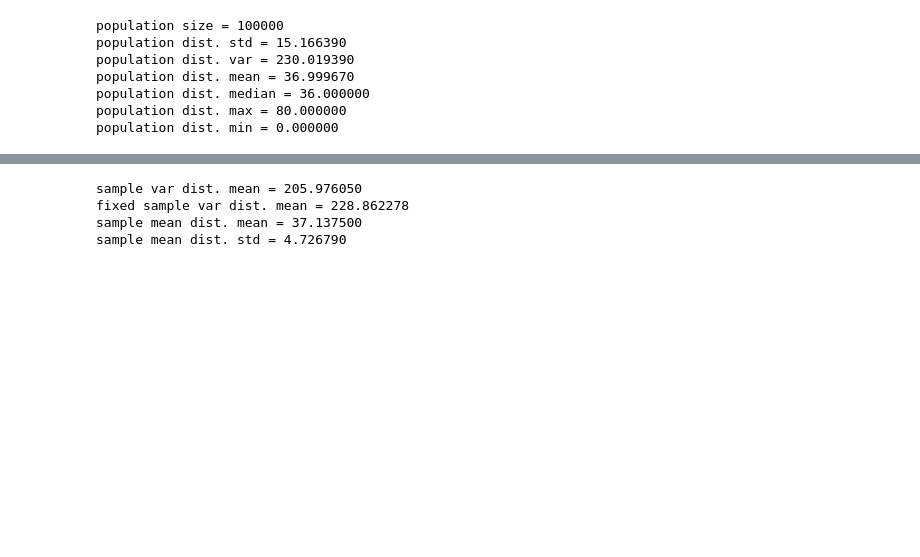
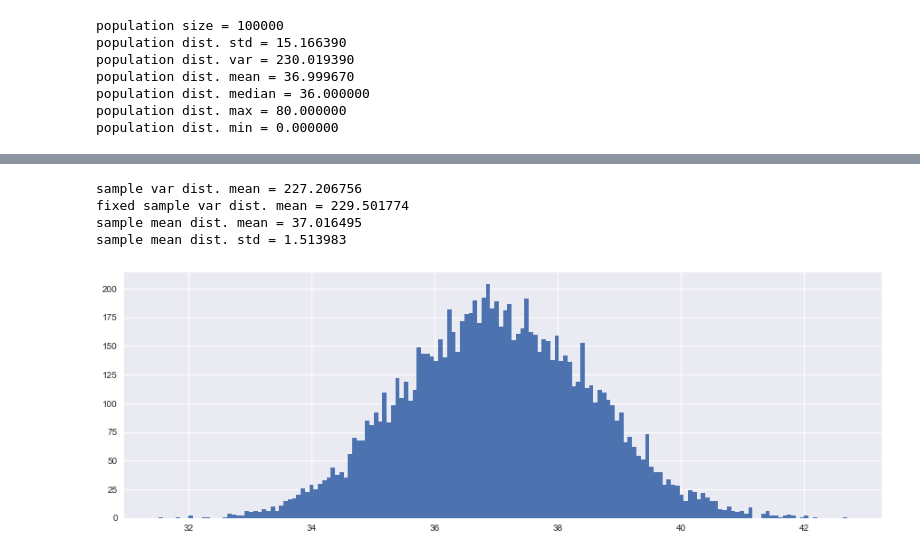
Before and after one commit to Morrowind1983/Statistics-Simulation, a Jupyter notebook: Statistics Research.ipynb, the cells around one changed output, grey strips where cells are left out. Drawn from its saved outputs; the diff is of its cells as text; code cells hidden in the pictures; blank space fills up the shorter version.

```diff
--- a/Statistics Research.ipynb
+++ b/Statistics Research.ipynb
@@ -55,9 +74,9 @@ sample dist. min = 17.000000
 # %%
 # Sample size
-n = 10
+n = 100
 
 # Trial times
-t = 1000
+t = 10000
 
 # Dist. of sample var
 var_dist = []
@@ -86,7 +105,15 @@ print("sample mean dist. mean = %f"%np.mean(mean_dist))
 # The standard deviation of sample mean dist. is equal to the standard deviation of population dist. divide by sqrt(n) when n > 30
 print("sample mean dist. std = %f"%np.std(mean_dist))
 # %% [output]
-sample var dist. mean = 205.976050
-fixed sample var dist. mean = 228.862278
-sample mean dist. mean = 37.137500
-sample mean dist. std = 4.726790
+sample var dist. mean = 227.206756
+fixed sample var dist. mean = 229.501774
+sample mean dist. mean = 37.016495
+sample mean dist. std = 1.513983
+# %%
+fig, ax = plt.subplots(figsize=(15, 5))
+
+ax.hist(mean_dist, 160)
+
+plt.show()
+# %% [output]
+[figure, added]
```
Also changed, not shown: parts of 7 cells of this notebook.
